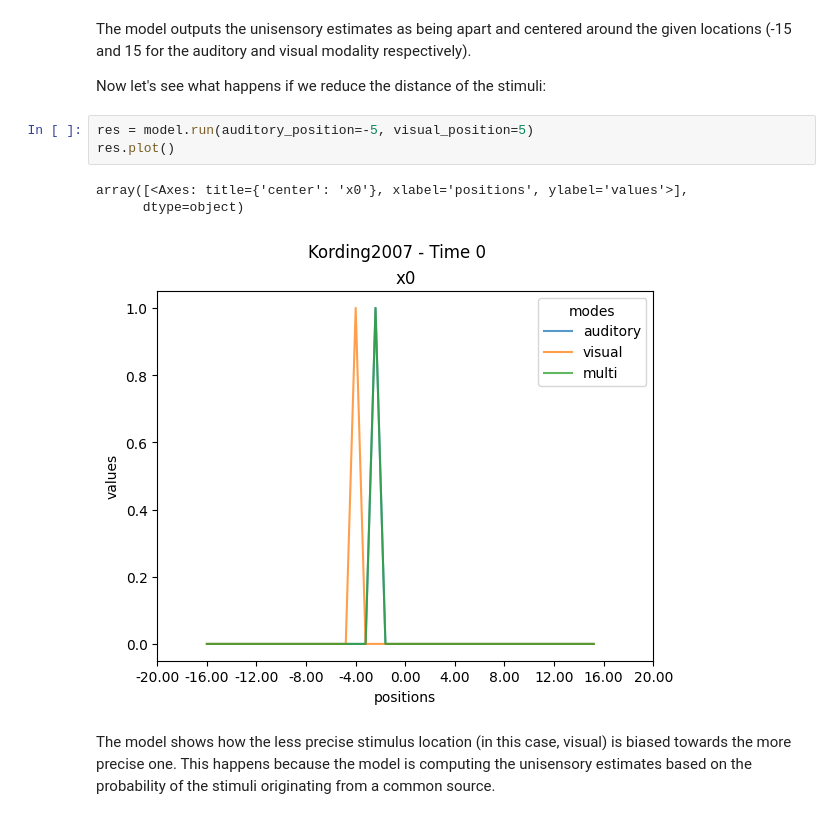
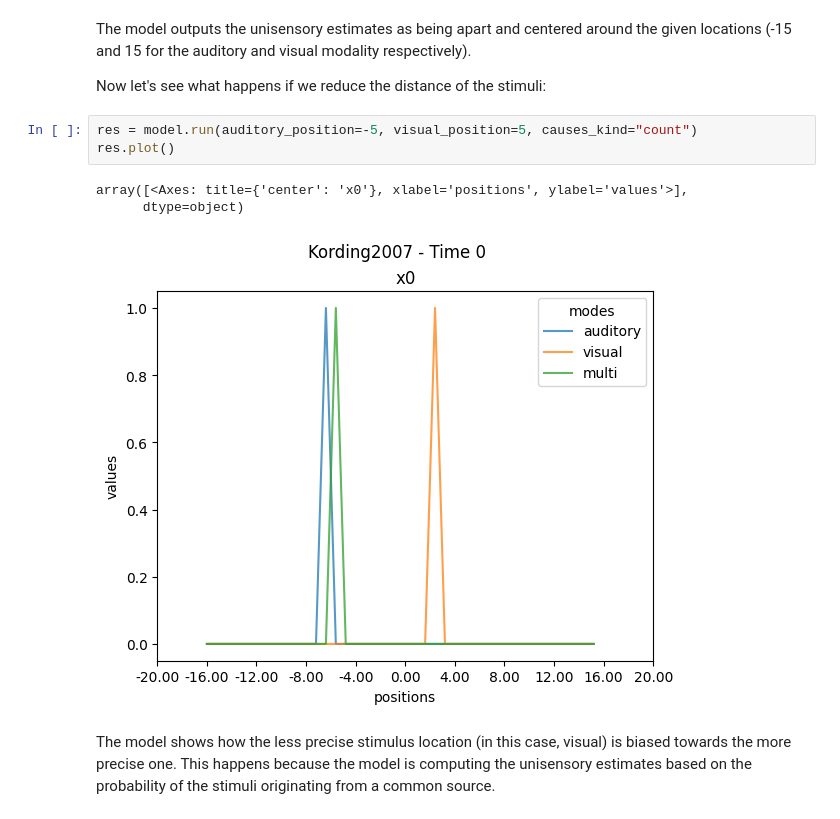
Before and after one commit to renatoparedes/scikit-neuromsi, a Jupyter notebook: docs/source/tutorial.ipynb, the cells around one changed output. Saved outputs shown, nothing was run; the diff lists cells and outputs as text.

```diff
--- a/docs/source/tutorial.ipynb
+++ b/docs/source/tutorial.ipynb
@@ -130,12 +130,12 @@ The model outputs the unisensory estimates as being apart and centered around th
 
 Now let's see what happens if we reduce the distance of the stimuli:
 # %%
-res = model.run(auditory_position=-5, visual_position=5)
+res = model.run(auditory_position=-5, visual_position=5, causes_kind="count")
 res.plot()
 # %% [output]
 array([<Axes: title={'center': 'x0'}, xlabel='positions', ylabel='values'>],
       dtype=object)
-[figure, old version]
+[figure, new version]
 # %% [markdown]
 The model shows how the less precise stimulus location (in this case, visual) is biased towards the more precise one. This happens because the model is computing the unisensory estimates based on the probability of the stimuli originating from a common source.
 # %% [markdown]
```
Also changed, not shown: parts of 34 cells of this notebook.
